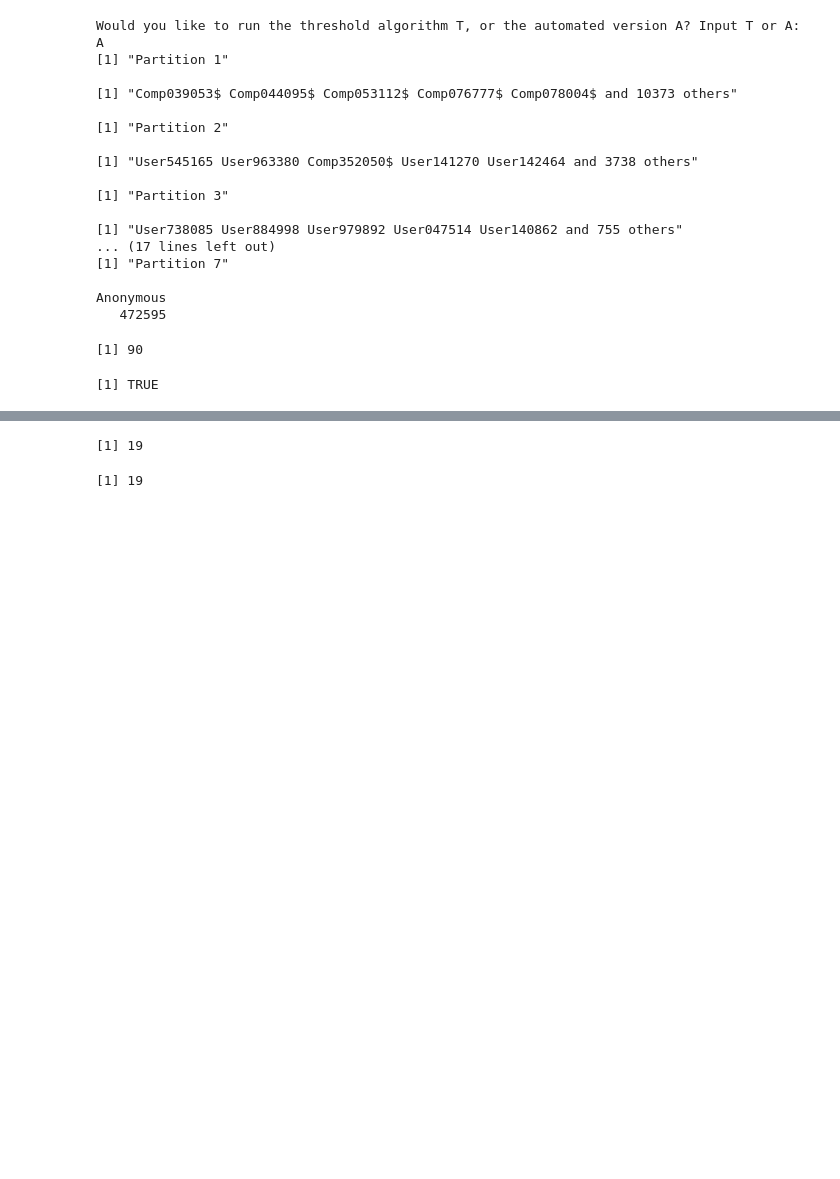
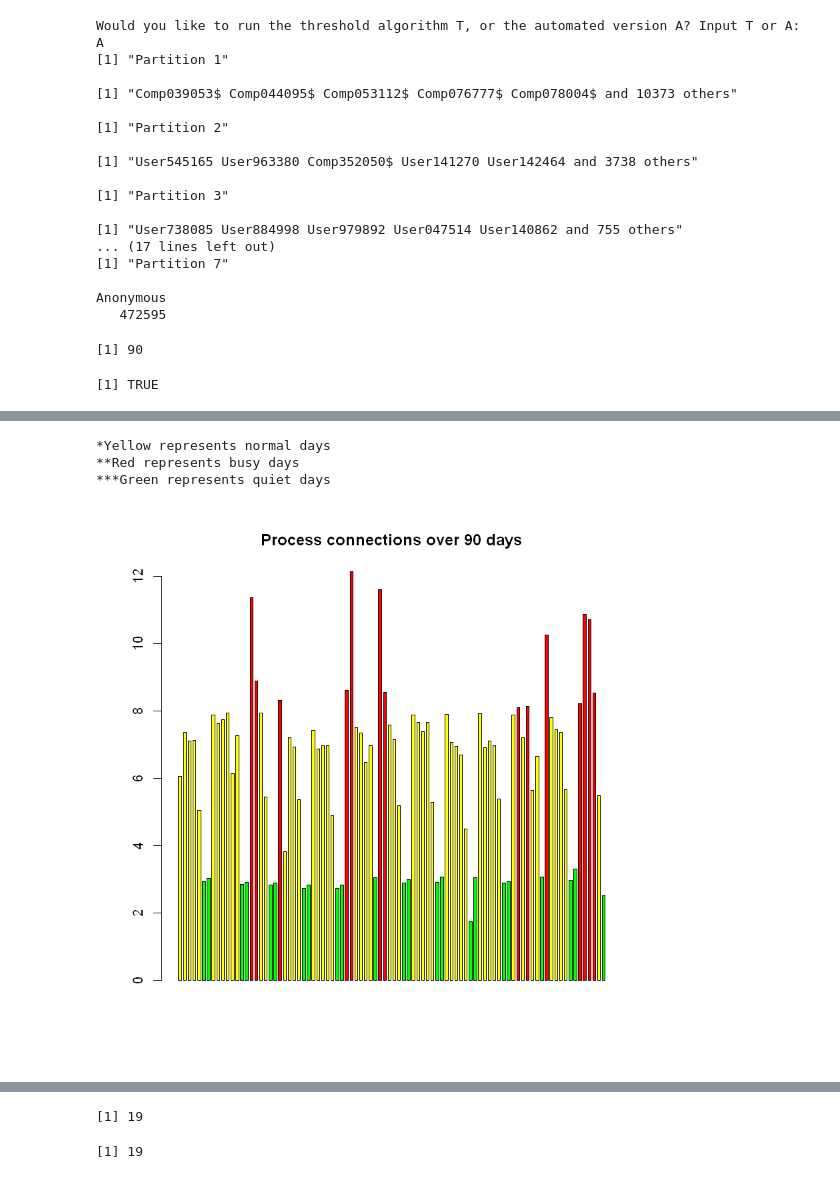
Before and after one commit to gabejg/Advanced-Cyber-Analytics-for-Attack-Detection, a Jupyter notebook: Alex/VisualEDAonAuths.ipynb, the cells around one changed output, grey strips where cells are left out. Saved outputs shown, nothing was run; the diff lists cells and outputs as text; code cells hidden in the pictures; blank space fills up the shorter version.

```diff
--- a/Alex/VisualEDAonAuths.ipynb
+++ b/Alex/VisualEDAonAuths.ipynb
@@ -170 +172,4 @@ n_small <- n * 10^-4
+# %%
+proc<- read.table(file="DailyProcCount.txt", header=F)
+proc<- as.vector(proc$V1)
 # %%
@@ -177,0 +183,8 @@ sub=cat("*Yellow represents normal days\n**Red represents busy days\n***Green re
+# %%
+barplot(proc, col=ifelse(proc>=8, 'red', ifelse(3.5<proc& proc<8, 'yellow', 'green')), main="Process connections over 90 days",
+sub=cat("*Yellow represents normal days\n**Red represents busy days\n***Green represents quiet days"), space=0.6)
+# %% [output]
+*Yellow represents normal days
+**Red represents busy days
+***Green represents quiet days
+[figure, added]
```
Also changed, not shown: parts of 7 cells of this notebook.
